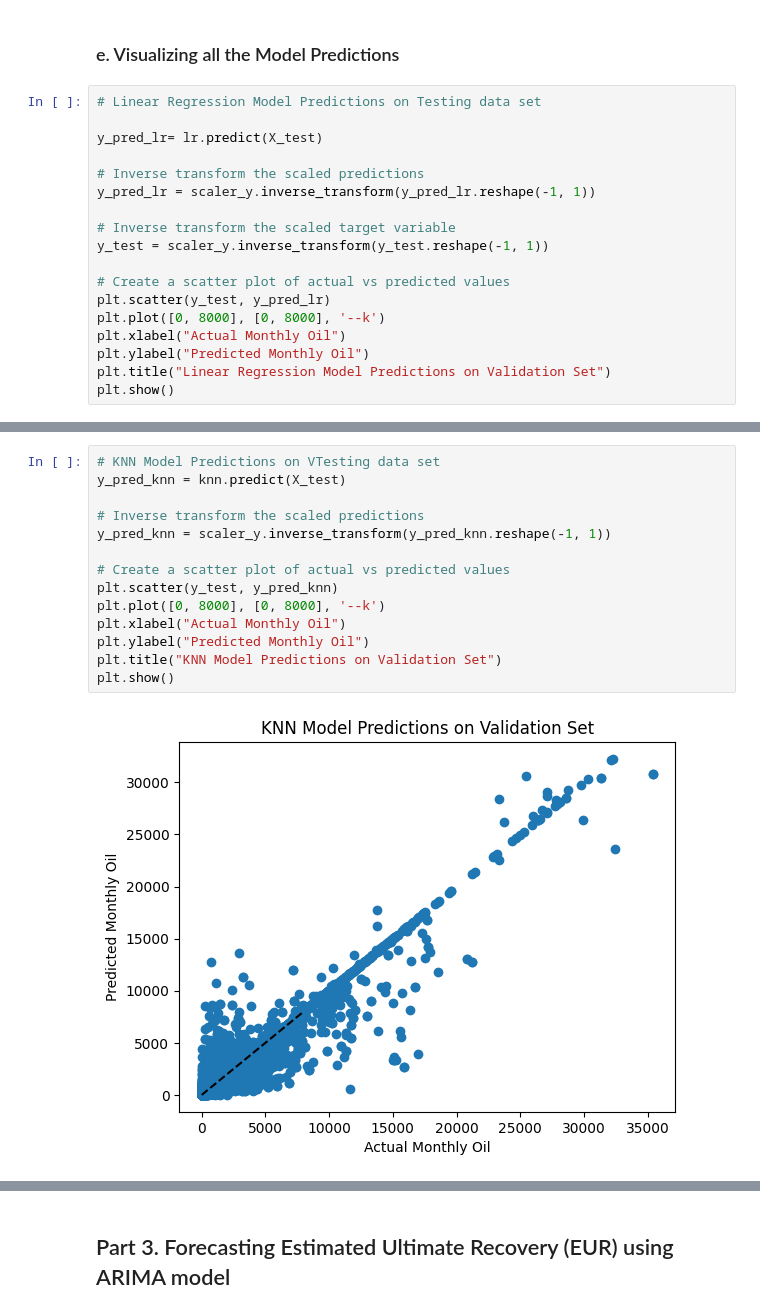
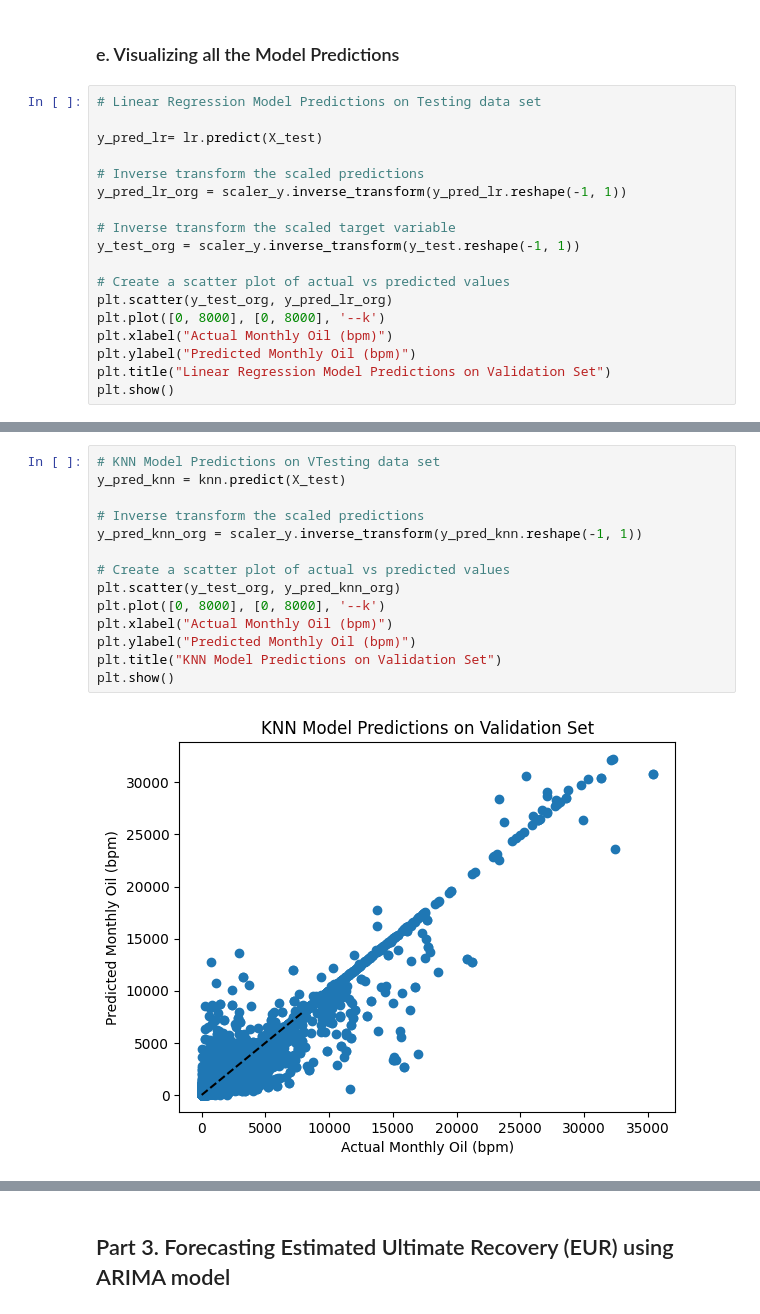
Before and after one commit to ManishRawat07/PETR6397-Final-Project-Oil-Production-Forecasting-using-Machine-Learning, a Jupyter notebook: Oil Production forecasting.ipynb, the cells around one changed output, grey strips where cells are left out. Drawn from its saved outputs; the diff is of its cells as text.

```diff
--- a/Oil Production forecasting.ipynb
+++ b/Oil Production forecasting.ipynb
@@ -460,16 +459,16 @@ RMSE: 0.12871600694856877
 y_pred_lr= lr.predict(X_test)
 
 # Inverse transform the scaled predictions
-y_pred_lr = scaler_y.inverse_transform(y_pred_lr.reshape(-1, 1))
+y_pred_lr_org = scaler_y.inverse_transform(y_pred_lr.reshape(-1, 1))
 
 # Inverse transform the scaled target variable
-y_test = scaler_y.inverse_transform(y_test.reshape(-1, 1))
+y_test_org = scaler_y.inverse_transform(y_test.reshape(-1, 1))
 
 # Create a scatter plot of actual vs predicted values
-plt.scatter(y_test, y_pred_lr)
+plt.scatter(y_test_org, y_pred_lr_org)
 plt.plot([0, 8000], [0, 8000], '--k')
-plt.xlabel("Actual Monthly Oil")
-plt.ylabel("Predicted Monthly Oil")
+plt.xlabel("Actual Monthly Oil (bpm)")
+plt.ylabel("Predicted Monthly Oil (bpm)")
 plt.title("Linear Regression Model Predictions on Validation Set")
 plt.show()
 # %% [output]
@@ -509,19 +508,19 @@ plt.show()
 # %%
 # KNN Model Predictions on VTesting data set
 y_pred_knn = knn.predict(X_test)
 
 # Inverse transform the scaled predictions
-y_pred_knn = scaler_y.inverse_transform(y_pred_knn.reshape(-1, 1))
+y_pred_knn_org = scaler_y.inverse_transform(y_pred_knn.reshape(-1, 1))
 
 # Create a scatter plot of actual vs predicted values
-plt.scatter(y_test, y_pred_knn)
+plt.scatter(y_test_org, y_pred_knn_org)
 plt.plot([0, 8000], [0, 8000], '--k')
-plt.xlabel("Actual Monthly Oil")
-plt.ylabel("Predicted Monthly Oil")
+plt.xlabel("Actual Monthly Oil (bpm)")
+plt.ylabel("Predicted Monthly Oil (bpm)")
 plt.title("KNN Model Predictions on Validation Set")
 plt.show()
 # %% [output]
-[figure, old version]
+[figure, new version]
 # %%
 # Decision Tree Model Predictions on Testing data set
 y_pred_dtree = dtree.predict(X_test)
```
Also changed, not shown: parts of 12 cells of this notebook.
